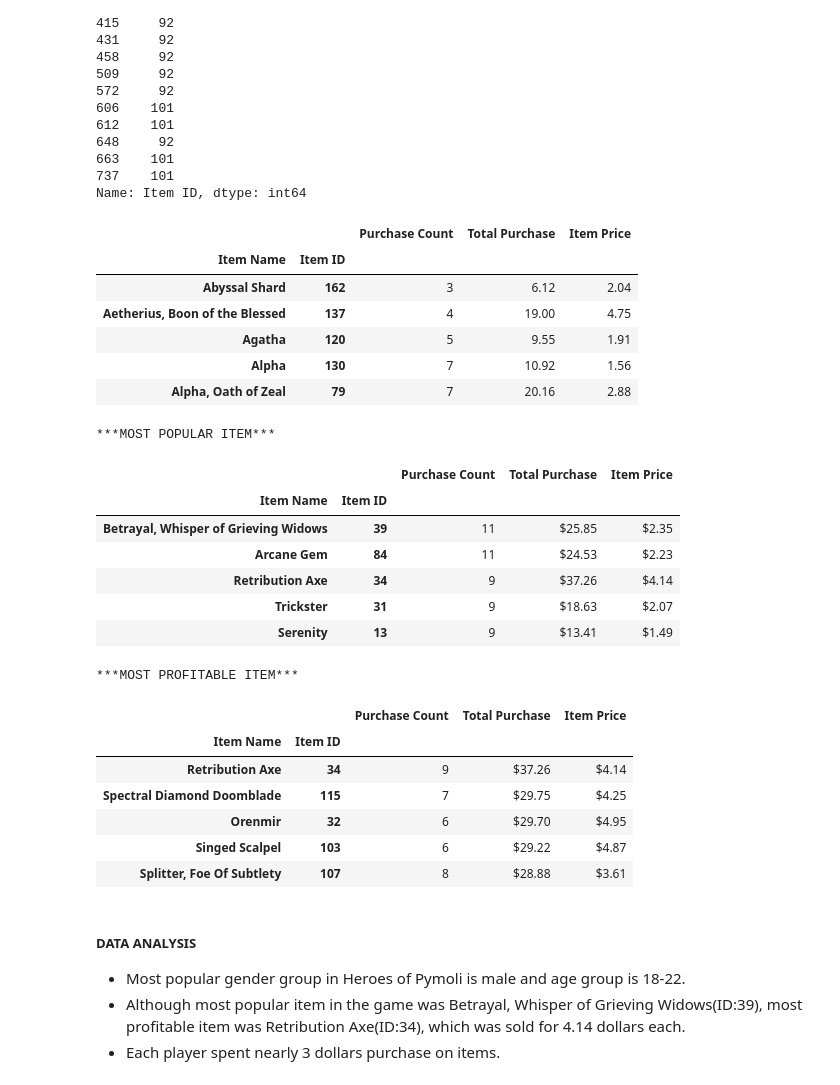
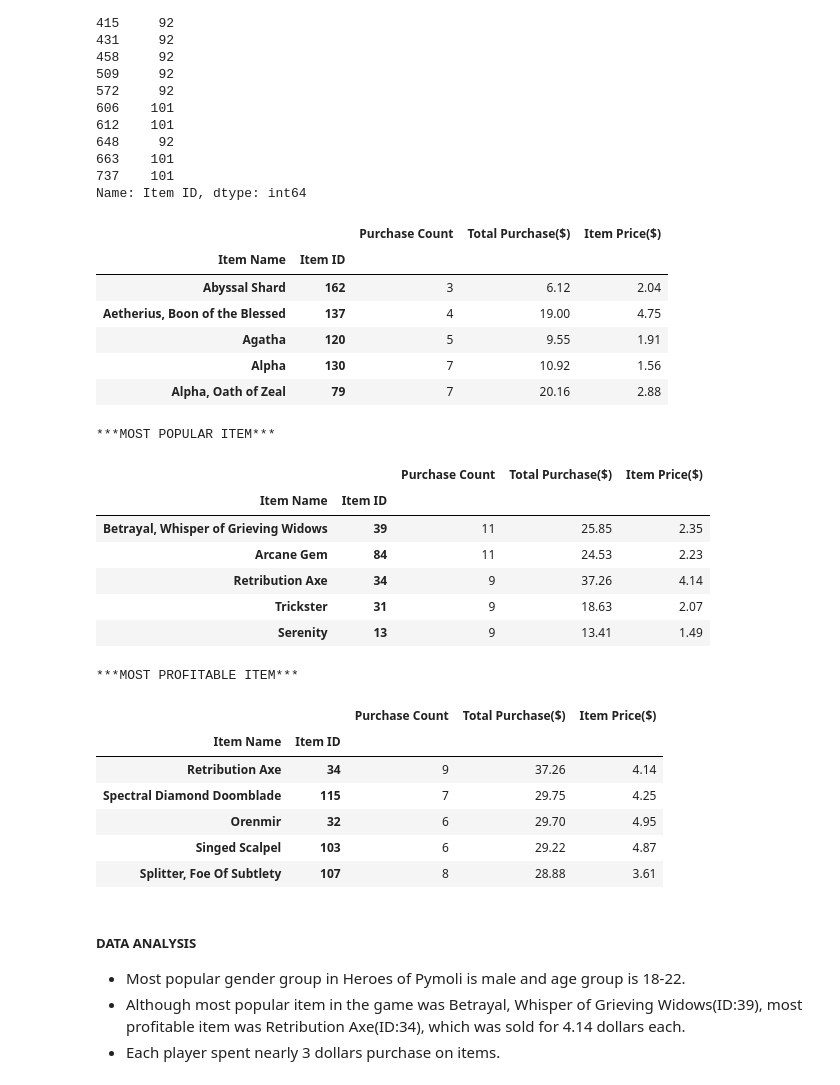
Before and after one commit to gogoshm/PandasChallenge, a Jupyter notebook: HeroesOfPymoli.ipynb, the cells around one changed output. Saved outputs shown, nothing was run; the diff lists cells and outputs as text; code cells hidden in the pictures.

```diff
--- a/HeroesOfPymoli.ipynb
+++ b/HeroesOfPymoli.ipynb
@@ -335,13 +325,13 @@ top_id = pd.DataFrame(top_item["Item ID"].count())
 top_id_rename = top_id.rename(columns={"Item ID":"Purchase Count"})
 item_total = pd.DataFrame(top_item["Price"].sum())
 item_total_rename = item_total.rename(columns={"Price":"Total Price"})
-top_id_rename["Total Purchase"] = item_total_rename
+top_id_rename["Total Purchase($)"] = item_total_rename
 item_price = pd.DataFrame(top_item["Price"].sum()/top_item["Item ID"].count())
 item_price_rename = item_price.rename(columns={0 :"Item Price"})
-top_id_rename["Item Price"] = item_price
+top_id_rename["Item Price($)"] = item_price
 top_id_rename.head()
 # %% [output]
-|  |  | Purchase Count | Total Purchase | Item Price |
+|  |  | Purchase Count | Total Purchase($) | Item Price($) |
 | Item Name | Item ID |  |  |  |
 | Abyssal Shard | 162 | 3 | 6.12 | 2.04 |
 | Aetherius, Boon of the Blessed | 137 | 4 | 19.00 | 4.75 |
@@ -351,34 +341,30 @@ top_id_rename.head()
 # %%
 #now we are going to sort out the above table to determine the most popular items(by count number) and most profitable items(by total purchase number).
 item_popular = top_id_rename.sort_values(["Purchase Count"], ascending=False)
-item_popular["Total Purchase"] = item_popular["Total Purchase"].map("${:.2f}".format)
-item_popular["Item Price"] = item_popular["Item Price"].map("${:.2f}".format)
 print("***MOST POPULAR ITEM***")
 item_popular.head()
 # %% [output]
 ***MOST POPULAR ITEM***
-|  |  | Purchase Count | Total Purchase | Item Price |
+|  |  | Purchase Count | Total Purchase($) | Item Price($) |
 | Item Name | Item ID |  |  |  |
-| Betrayal, Whisper of Grieving Widows | 39 | 11 | $25.85 | $2.35 |
-| Arcane Gem | 84 | 11 | $24.53 | $2.23 |
-| Retribution Axe | 34 | 9 | $37.26 | $4.14 |
-| Trickster | 31 | 9 | $18.63 | $2.07 |
-| Serenity | 13 | 9 | $13.41 | $1.49 |
+| Betrayal, Whisper of Grieving Widows | 39 | 11 | 25.85 | 2.35 |
+| Arcane Gem | 84 | 11 | 24.53 | 2.23 |
+| Retribution Axe | 34 | 9 | 37.26 | 4.14 |
+| Trickster | 31 | 9 | 18.63 | 2.07 |
+| Serenity | 13 | 9 | 13.41 | 1.49 |
 # %%
-item_profit = top_id_rename.sort_values(["Total Purchase"], ascending=False)
-item_profit["Total Purchase"] = item_profit["Total Purchase"].map("${:.2f}".format)
-item_profit["Item Price"] = item_profit["Item Price"].map("${:.2f}".format)
+item_profit = top_id_rename.sort_values(["Total Purchase($)"], ascending=False)
 print("***MOST PROFITABLE ITEM***")
 item_profit.head()
 # %% [output]
 ***MOST PROFITABLE ITEM***
-|  |  | Purchase Count | Total Purchase | Item Price |
+|  |  | Purchase Count | Total Purchase($) | Item Price($) |
 | Item Name | Item ID |  |  |  |
-| Retribution Axe | 34 | 9 | $37.26 | $4.14 |
-| Spectral Diamond Doomblade | 115 | 7 | $29.75 | $4.25 |
-| Orenmir | 32 | 6 | $29.70 | $4.95 |
-| Singed Scalpel | 103 | 6 | $29.22 | $4.87 |
-| Splitter, Foe Of Subtlety | 107 | 8 | $28.88 | $3.61 |
+| Retribution Axe | 34 | 9 | 37.26 | 4.14 |
+| Spectral Diamond Doomblade | 115 | 7 | 29.75 | 4.25 |
+| Orenmir | 32 | 6 | 29.70 | 4.95 |
+| Singed Scalpel | 103 | 6 | 29.22 | 4.87 |
+| Splitter, Foe Of Subtlety | 107 | 8 | 28.88 | 3.61 |
 # %% [markdown]
 ##### DATA ANALYSIS
 
```
Also changed, not shown: parts of 9 cells of this notebook.
